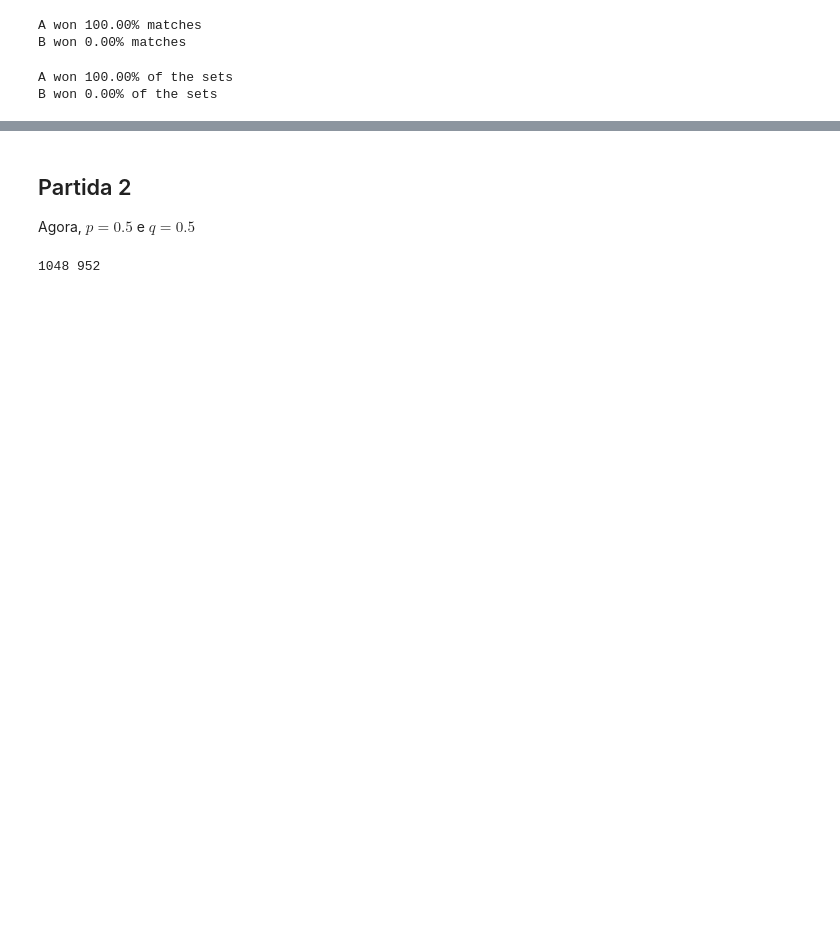
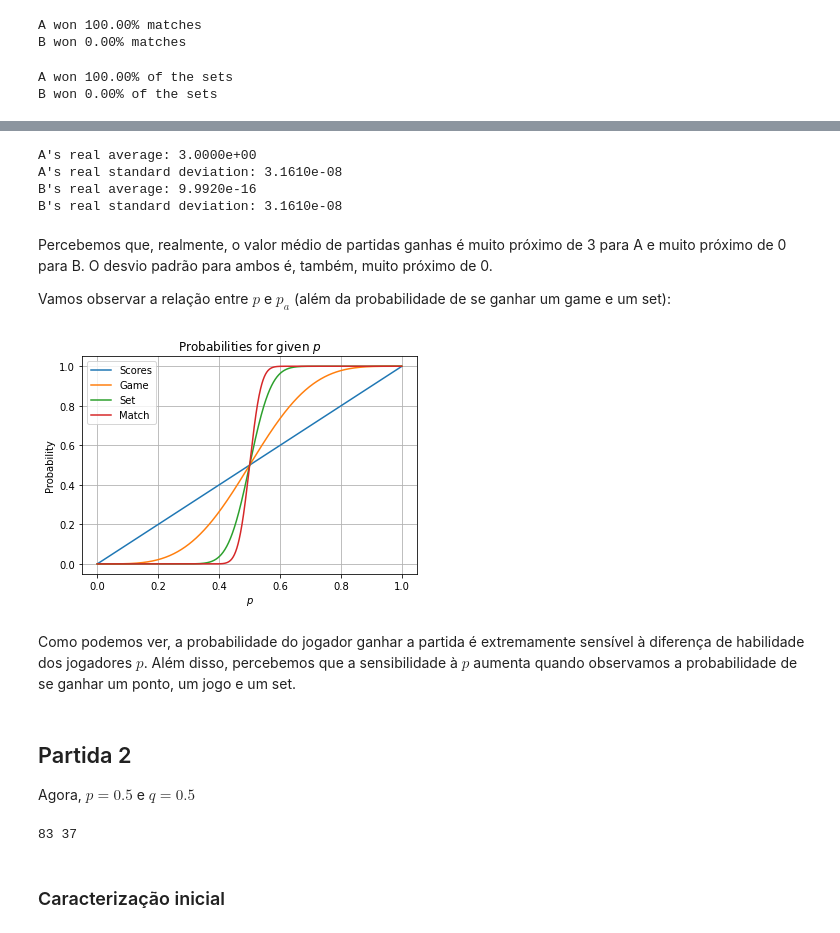
Before and after one commit to Joao-Luz/markov_tennis, a Jupyter notebook: trab.ipynb, the cells around one changed output, grey strips where cells are left out. Cells and saved outputs as stored; diff of their text form; code cells hidden in the pictures; blank space fills up the shorter version.

```diff
--- a/trab.ipynb
+++ b/trab.ipynb
@@ -47,11 +102,58 @@ B scored 29.39% of the points
+# %%
+x = [0, 1, 2, 3]
+pa = [prob_n_outof(xi, 3, pa1) for xi in x]
+pb = list(reversed(pa))
+
+mean_a = np.sum([xi*pi for pi,xi in zip(pa,x)])
+mean_b = np.sum([xi*pi for pi,xi in zip(pb,x)])
+
+
+std_a = (np.sum([ (xi - mean_a)**2*pi for pi,xi in zip(pa,x) ]))**0.5
+std_b = (np.sum([ (xi - mean_b)**2*pi for pi,xi in zip(pb,x) ]))**0.5
+
+print(f'A\'s real average: {mean_a:.4e}\nA\'s real standard deviation: {std_a:.4e}')
+print(f'B\'s real average: {mean_b:.4e}\nB\'s real standard deviation: {std_b:.4e}')
+# %% [output]
+A's real average: 3.0000e+00
+A's real standard deviation: 3.1610e-08
+B's real average: 9.9920e-16
+B's real standard deviation: 3.1610e-08
+# %% [markdown]
+Percebemos que, realmente, o valor médio de partidas ganhas é muito próximo de 3 para A e muito próximo de 0 para B. O desvio padrão para ambos é, também, muito próximo de 0.
+
+Vamos observar a relação entre $p$ e $p_a$ (além da probabilidade de se ganhar um game e um set):
+# %%
+ps = np.arange(0, 1, 0.001)
+pas = np.array([match_probability(p) for p in ps])
+pss = np.array([set_probability(p) for p in ps])
+pgs = np.array([game_probability(p) for p in ps])
+
+fig, ax = plt.subplots()
+ax.plot(ps, ps, label='Scores');
+ax.plot(ps, pgs, label='Game');
+ax.plot(ps, pss, label='Set');
+ax.plot(ps, pas, label='Match');
+
+ax.legend();
+ax.set_title('Probabilities for given $p$');
+ax.set_xlabel('$p$');
+ax.set_ylabel('Probability');
+ax.grid()
+# %% [output]
+[figure, added]
+# %% [markdown]
+Como podemos ver, a probabilidade do jogador ganhar a partida é extremamente sensível à diferença de habilidade dos jogadores $p$. Além disso, percebemos que a sensibilidade à $p$ aumenta quando observamos a probabilidade de se ganhar um ponto, um jogo e um set.
 # %% [markdown]
 ## Partida 2
 Agora, $p=0.5$ e $q=0.5$
 # %%
-simulate_matches('matches_2.csv', 0.5, 2000)
+p2 = 0.52
+simulate_matches('matches_2.csv', p2, 120)
 df_2 = pd.read_csv('matches_2.csv')
 # %% [output]
-1048 952
+83 37
+# %% [markdown]
+### Caracterização inicial
 # %%
 a, b = matches_won(df_2)
 
```
Also changed, not shown: parts of 29 cells of this notebook.
